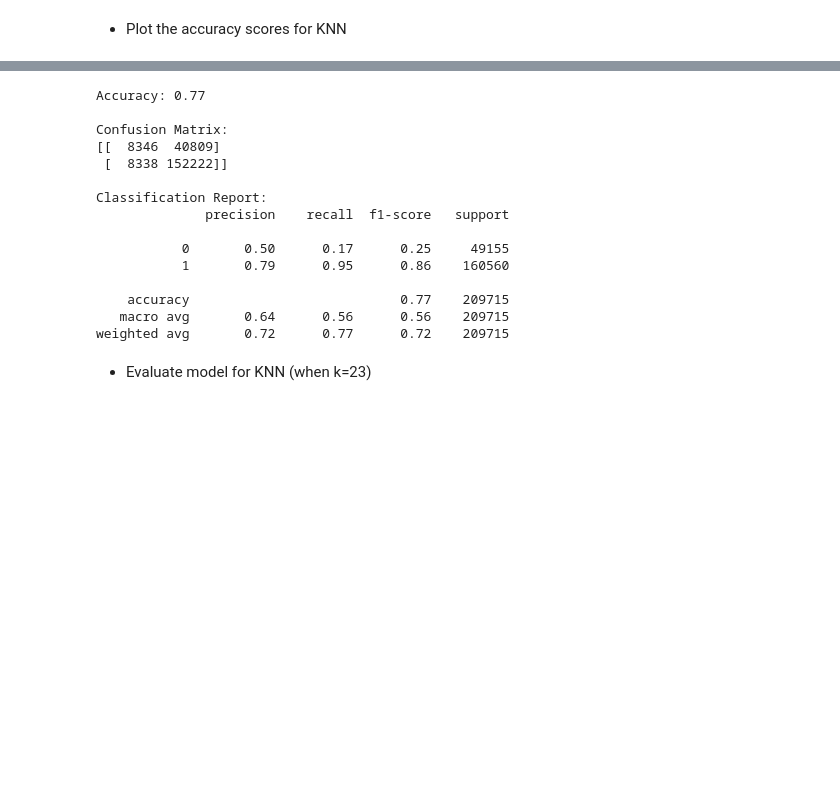
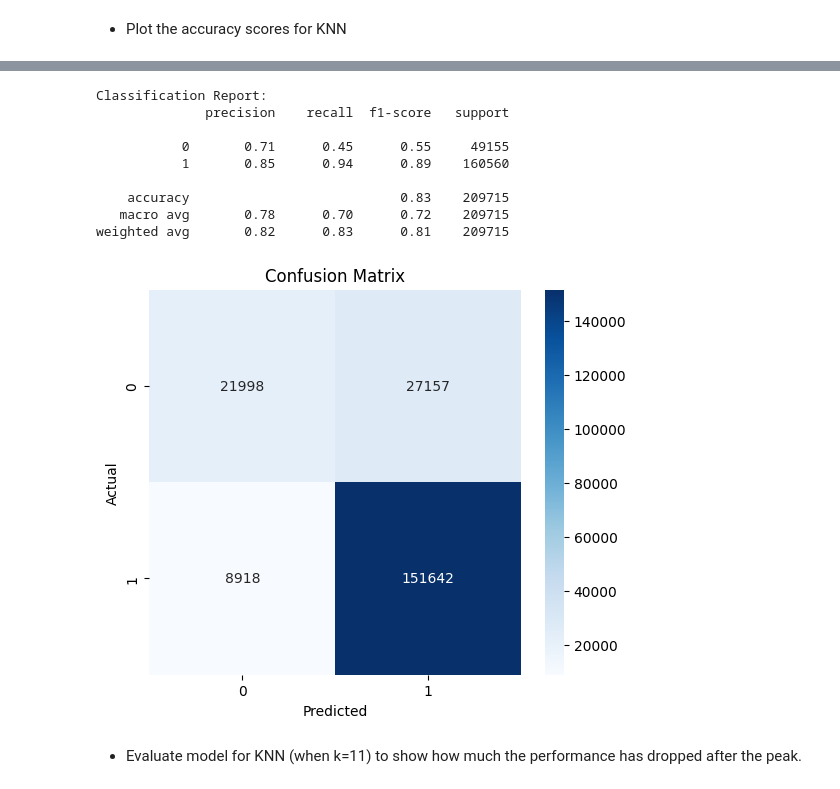
Before and after one commit to yceugene/DA_Proj_G7, a Jupyter notebook: src/team7_final_presentation.ipynb, the cells around one changed output, grey strips where cells are left out. Saved outputs shown, nothing was run; the diff lists cells and outputs as text; code cells hidden in the pictures; blank space fills up the shorter version.

```diff
--- a/src/team7_final_presentation.ipynb
+++ b/src/team7_final_presentation.ipynb
@@ -1395,15 +1342,11 @@ def evaluate_knn(n, _X_train, _y_train, _X_test, _y_test):
     _y_pred = knn.predict(_X_test)
 
     # Evaluate Model
-    accuracy = accuracy_score(_y_test, _y_pred)
     conf_matrix = confusion_matrix(_y_test, _y_pred)
     class_report = classification_report(_y_test, _y_pred)
 
     # Display Results
-    print(f"Accuracy: {accuracy:.2f}")
-    print("\nConfusion Matrix:")
-    print(conf_matrix)
     print("\nClassification Report:")
     print(class_report)
-    return
+    return conf_matrix
 # %% [markdown]
@@ -1411,21 +1354,24 @@ def evaluate_knn(n, _X_train, _y_train, _X_test, _y_test):
 # %%
-evaluate_knn(n=22, _X_train=X_train, _y_train=y_train, _X_test=X_test, _y_test=y_test)
+cm = evaluate_knn(n=3, _X_train=X_train, _y_train=y_train, _X_test=X_test, _y_test=y_test)
+
+# Plot colormap
+plt.figure(figsize=(6, 5))
+sns.heatmap(cm, annot=True, fmt='d', cmap='Blues', cbar=True)
+plt.title('Confusion Matrix')
+plt.xlabel('Predicted')
+plt.ylabel('Actual')
+plt.show()
 # %% [output]
-Accuracy: 0.77
-
-Confusion Matrix:
-[[  8346  40809]
- [  8338 152222]]
-
 Classification Report:
               precision    recall  f1-score   support
 
-           0       0.50      0.17      0.25     49155
-           1       0.79      0.95      0.86    160560
+           0       0.71      0.45      0.55     49155
+           1       0.85      0.94      0.89    160560
 
-    accuracy                           0.77    209715
-   macro avg       0.64      0.56      0.56    209715
-weighted avg       0.72      0.77      0.72    209715
+    accuracy                           0.83    209715
+   macro avg       0.78      0.70      0.72    209715
+weighted avg       0.82      0.83      0.81    209715
+[figure, added]
 # %% [markdown]
-- Evaluate model for KNN (when k=23)
+- Evaluate model for KNN (when k=11) to show how much the performance has dropped after the peak.
 # %%
```
Also changed, not shown: parts of 41 cells of this notebook.
